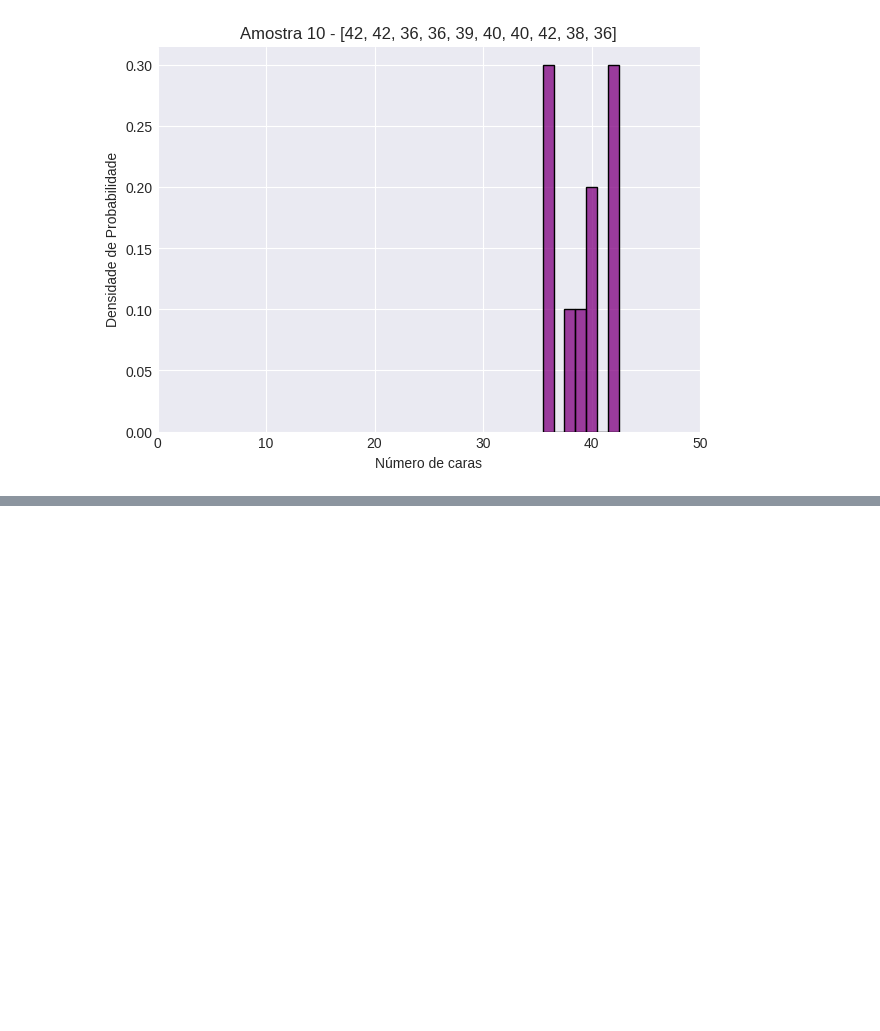
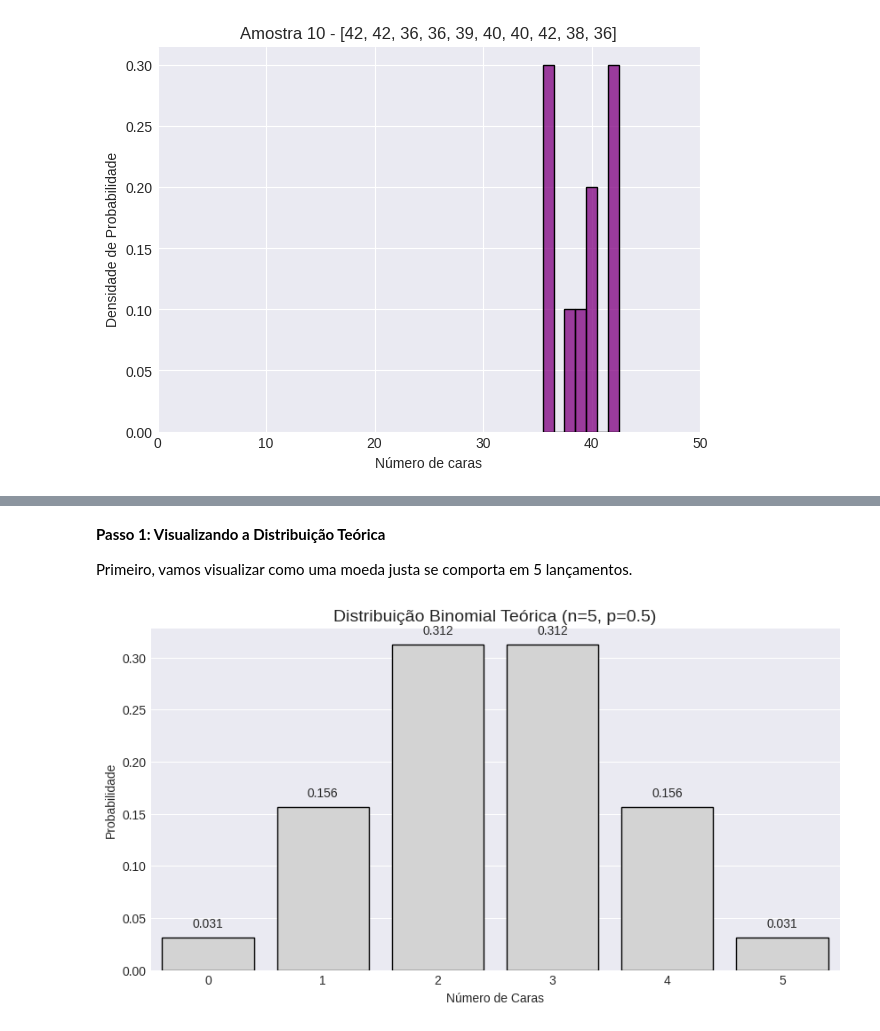
Before and after one commit to samuel06santos/Statistics-LLM, a Jupyter notebook: BBC_articles_fulltext_and_category_Atividade.ipynb, the cells around one changed output, grey strips where cells are left out. Cells and saved outputs as stored; diff of their text form; code cells hidden in the pictures; blank space fills up the shorter version.

```diff
--- a/BBC_articles_fulltext_and_category_Atividade.ipynb
+++ b/BBC_articles_fulltext_and_category_Atividade.ipynb
@@ -707,0 +1019,26 @@ for num in list(range(1, 11)):
+# %% [markdown]
+**Passo 1: Visualizando a Distribuição Teórica**
+
+Primeiro, vamos visualizar como uma moeda justa se comporta em 5 lançamentos.
+# %%
+n_lancamentos = 5
+p_justa = 0.5
+k_observado = 4
+
+x = np.arange(0, n_lancamentos + 1)
+probabilidades = stats.binom.pmf(x, n_lancamentos, p_justa)
+
+df_dist = pd.DataFrame({'Caras': x, 'Probabilidade': probabilidades})
+
+plt.figure(figsize=(10, 5))
+ax = sns.barplot(data=df_dist, x='Caras', y='Probabilidade', color='lightgrey', edgecolor='black')
+plt.title(f'Distribuição Binomial Teórica (n={n_lancamentos}, p={p_justa})', fontsize=14)
+plt.ylabel('Probabilidade')
+plt.xlabel('Número de Caras')
+
+for i, p in enumerate(probabilidades):
+  ax.text(i, p + 0.01, f'{p:.3f}', ha='center')
+
+plt.show()
+# %% [output]
+[figure, added]
```
Also changed, not shown: parts of 46 cells of this notebook.
